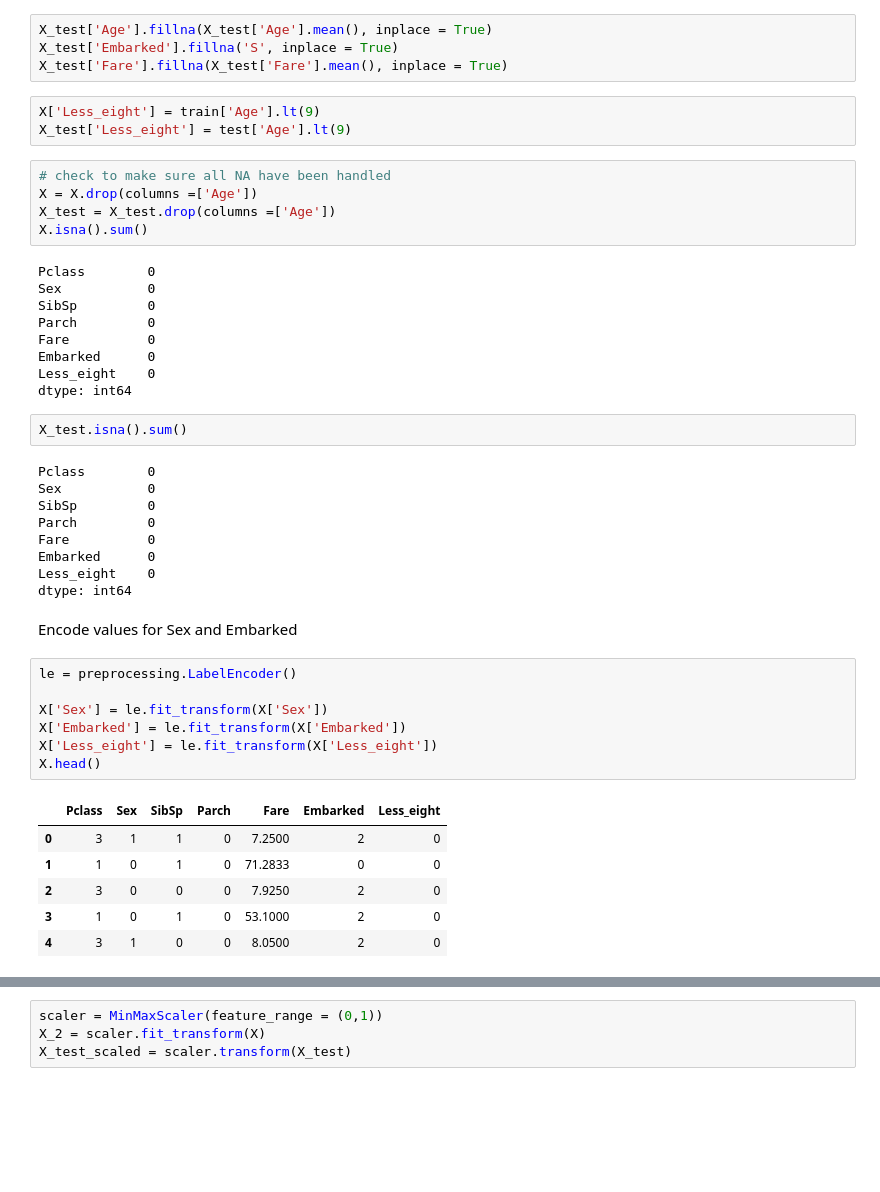
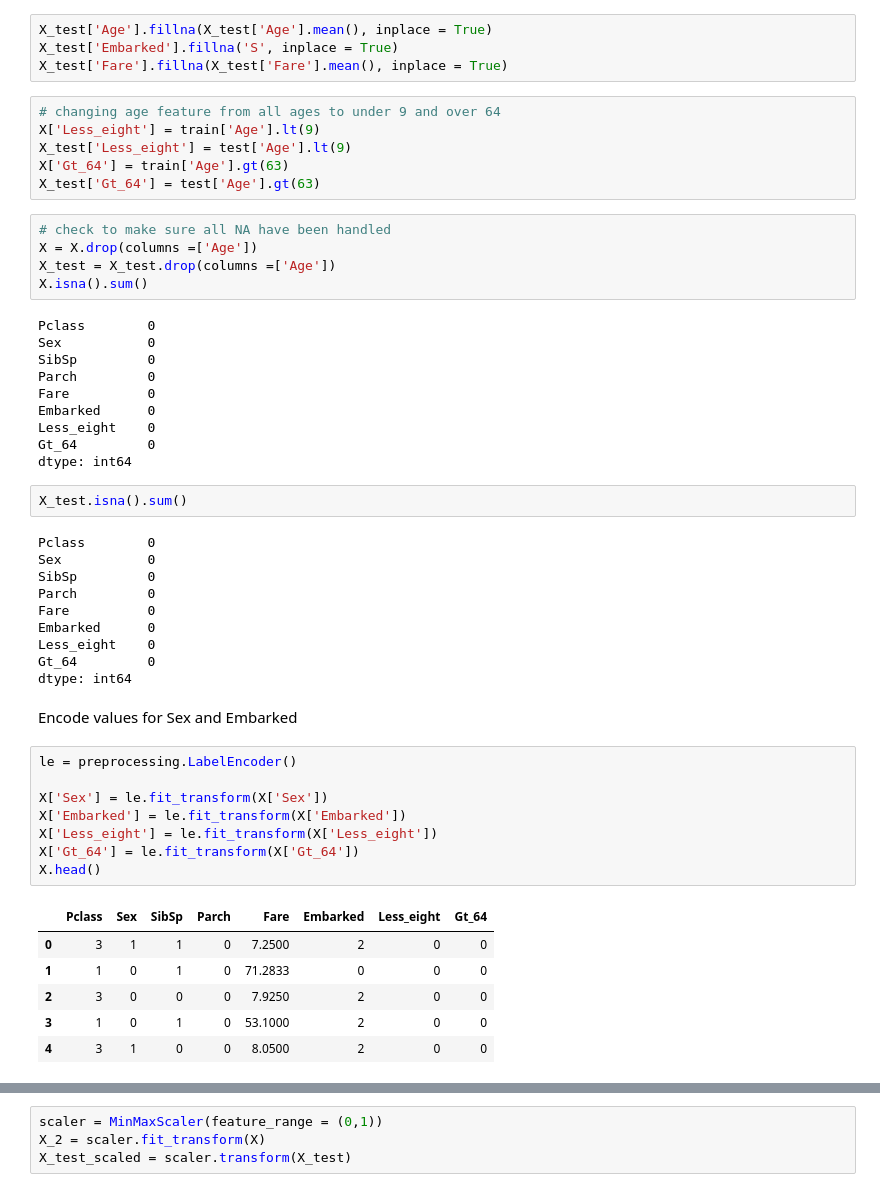
Before and after one commit to hammondb82/Titanic-Maching-Learning-Project, a Jupyter notebook: titanic-ml-project.ipynb, the cells around one changed output, grey strips where cells are left out. Cells and saved outputs as stored; diff of their text form; blank space fills up the shorter version.

```diff
--- a/titanic-ml-project.ipynb
+++ b/titanic-ml-project.ipynb
@@ -182,9 +191,12 @@ X['Embarked'].fillna('S', inplace = True)
 X_test['Age'].fillna(X_test['Age'].mean(), inplace = True)
 X_test['Embarked'].fillna('S', inplace = True)
 X_test['Fare'].fillna(X_test['Fare'].mean(), inplace = True)
-# %%
-X['Less_eight'] = train['Age'].lt(9)
-X_test['Less_eight'] = test['Age'].lt(9)
+# %%
+# changing age feature from all ages to under 9 and over 64
+X['Less_eight'] = train['Age'].lt(9)
+X_test['Less_eight'] = test['Age'].lt(9)
+X['Gt_64'] = train['Age'].gt(63)
+X_test['Gt_64'] = test['Age'].gt(63)
 # %%
 # check to make sure all NA have been handled
 X = X.drop(columns =['Age'])
@@ -198,6 +210,7 @@ Parch         0
 Fare          0
 Embarked      0
 Less_eight    0
+Gt_64         0
 dtype: int64
 # %%
 X_test.isna().sum()
@@ -209,23 +222,25 @@ Parch         0
 Fare          0
 Embarked      0
 Less_eight    0
+Gt_64         0
 dtype: int64
 # %% [markdown]
 Encode values for Sex and Embarked
 # %%
 le = preprocessing.LabelEncoder()
 
 X['Sex'] = le.fit_transform(X['Sex'])
 X['Embarked'] = le.fit_transform(X['Embarked'])
 X['Less_eight'] = le.fit_transform(X['Less_eight'])
+X['Gt_64'] = le.fit_transform(X['Gt_64'])
 X.head()
 # %% [output]
-|  | Pclass | Sex | SibSp | Parch | Fare | Embarked | Less_eight |
-| 0 | 3 | 1 | 1 | 0 | 7.2500 | 2 | 0 |
-| 1 | 1 | 0 | 1 | 0 | 71.2833 | 0 | 0 |
-| 2 | 3 | 0 | 0 | 0 | 7.9250 | 2 | 0 |
-| 3 | 1 | 0 | 1 | 0 | 53.1000 | 2 | 0 |
-| 4 | 3 | 1 | 0 | 0 | 8.0500 | 2 | 0 |
+|  | Pclass | Sex | SibSp | Parch | Fare | Embarked | Less_eight | Gt_64 |
+| 0 | 3 | 1 | 1 | 0 | 7.2500 | 2 | 0 | 0 |
+| 1 | 1 | 0 | 1 | 0 | 71.2833 | 0 | 0 | 0 |
+| 2 | 3 | 0 | 0 | 0 | 7.9250 | 2 | 0 | 0 |
+| 3 | 1 | 0 | 1 | 0 | 53.1000 | 2 | 0 | 0 |
+| 4 | 3 | 1 | 0 | 0 | 8.0500 | 2 | 0 | 0 |
 # %%
 X_test['Sex'] = le.fit_transform(X_test['Sex'])
 X_test['Embarked'] = le.fit_transform(X_test['Embarked'])
```
Also changed, not shown: parts of 8 cells of this notebook.
